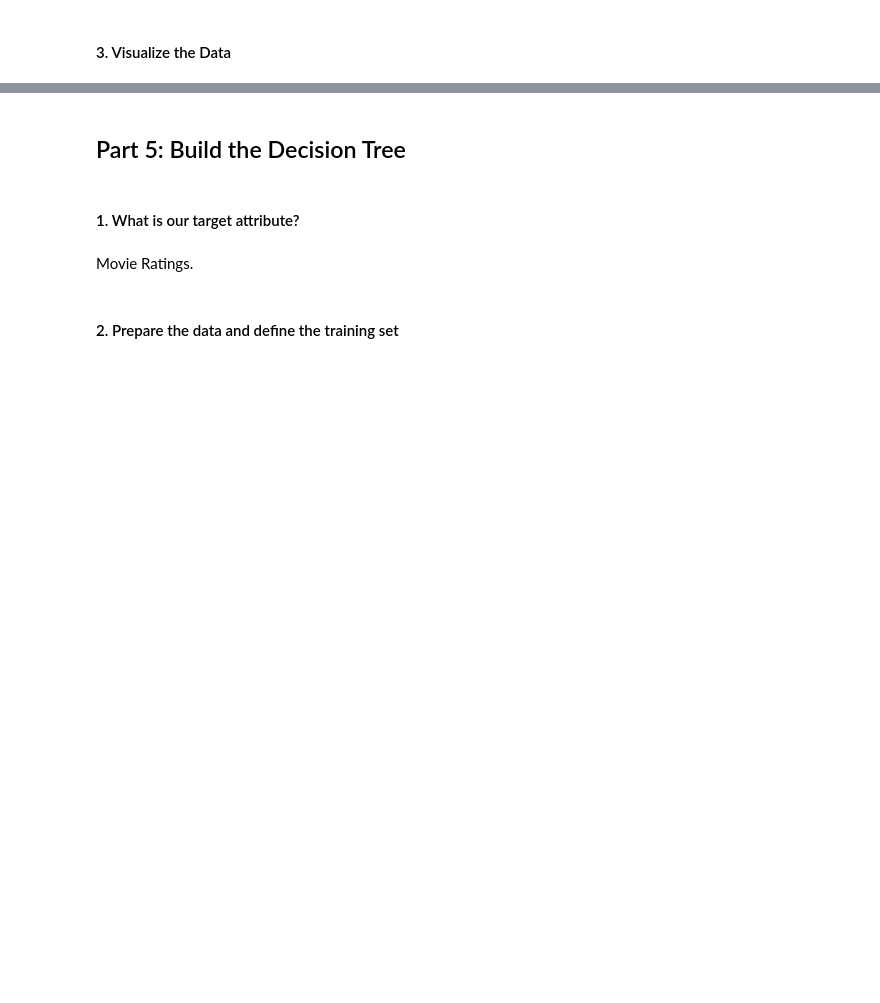
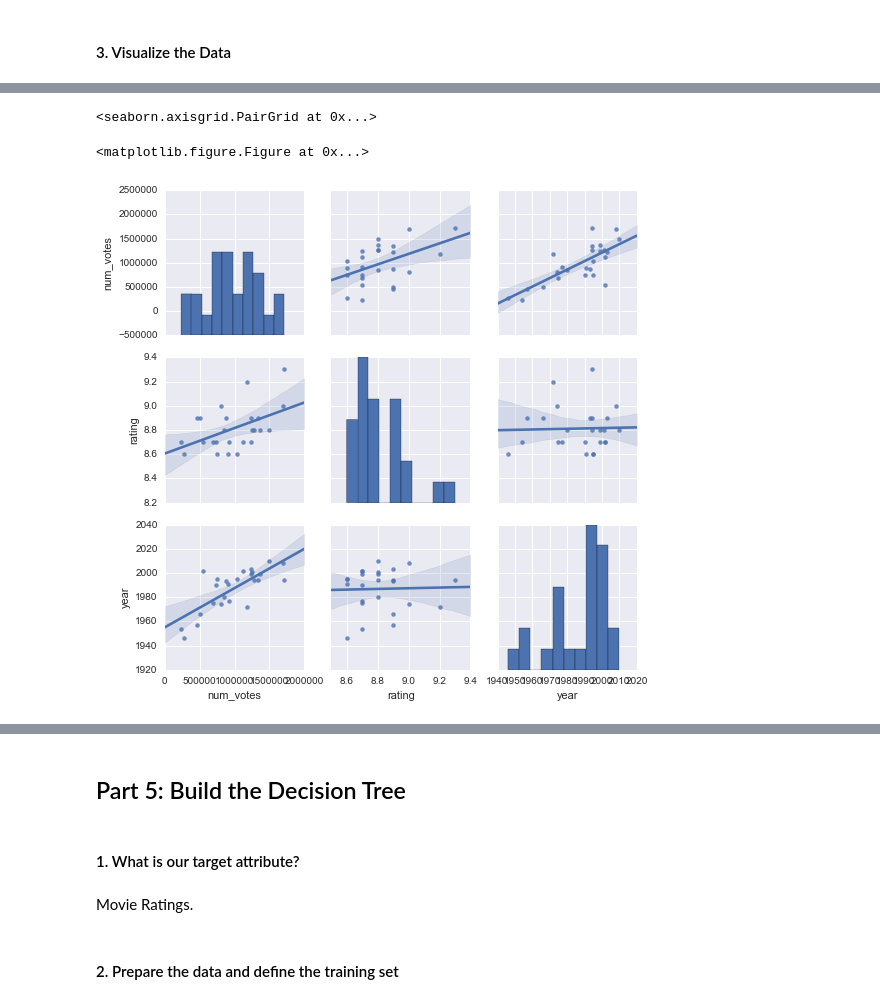
Before and after one commit to isaacmoore/DSI_SM_Project6, a Jupyter notebook: project6-isaacmoore.ipynb, the cells around one changed output, grey strips where cells are left out. Drawn from its saved outputs; the diff is of its cells as text; code cells hidden in the pictures; blank space fills up the shorter version.

```diff
--- a/project6-isaacmoore.ipynb
+++ b/project6-isaacmoore.ipynb
@@ -526,3 +559,10 @@ df.groupby('year').rating.mean().plot(title='Average rating of movie by year')
+# %%
+plt.figure(figsize=(10,10))
+sns.pairplot(df, kind='reg')
+# %% [output]
+<seaborn.axisgrid.PairGrid at 0x...>
+<matplotlib.figure.Figure at 0x...>
+[figure, added]
 # %%
 df.head(1)
 # %% [output]
```
Also changed, not shown: parts of 42 cells of this notebook, 2 other files.
